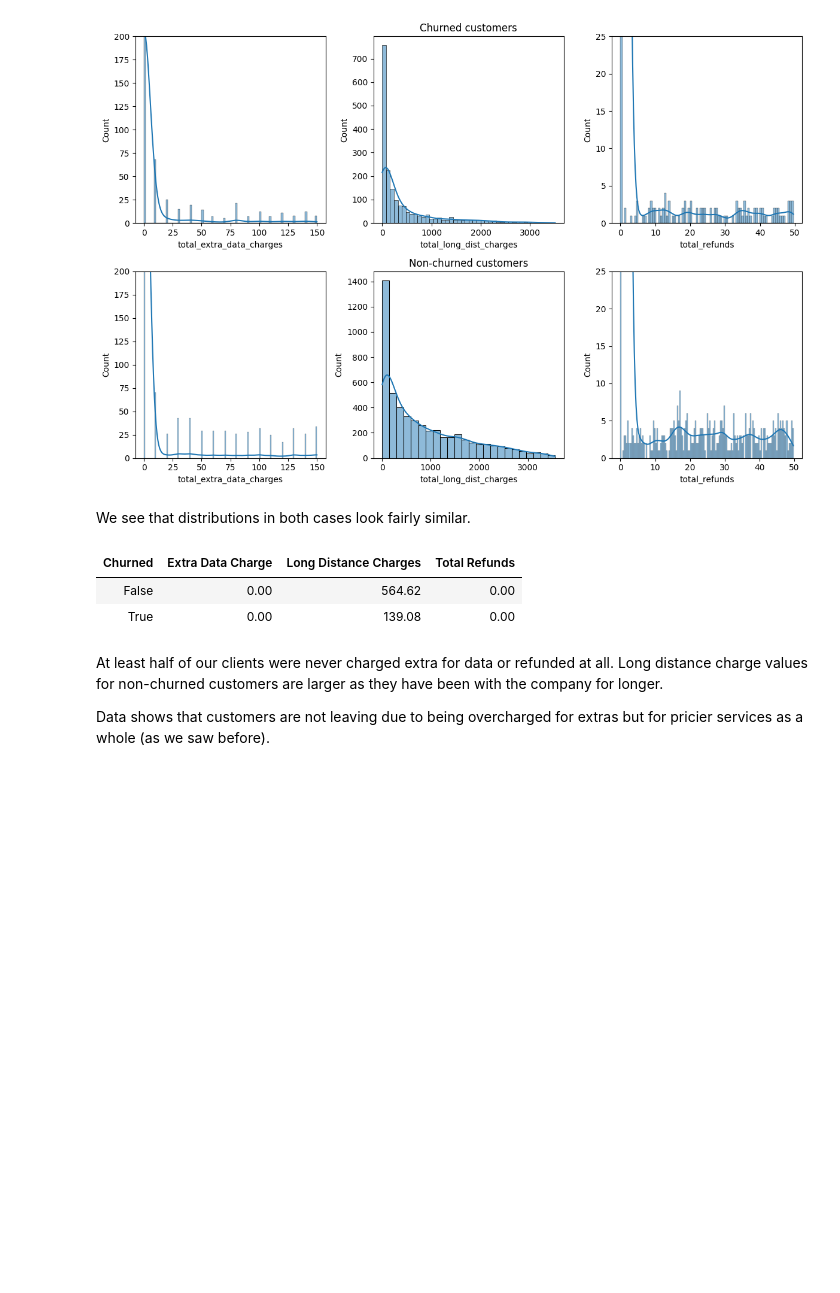
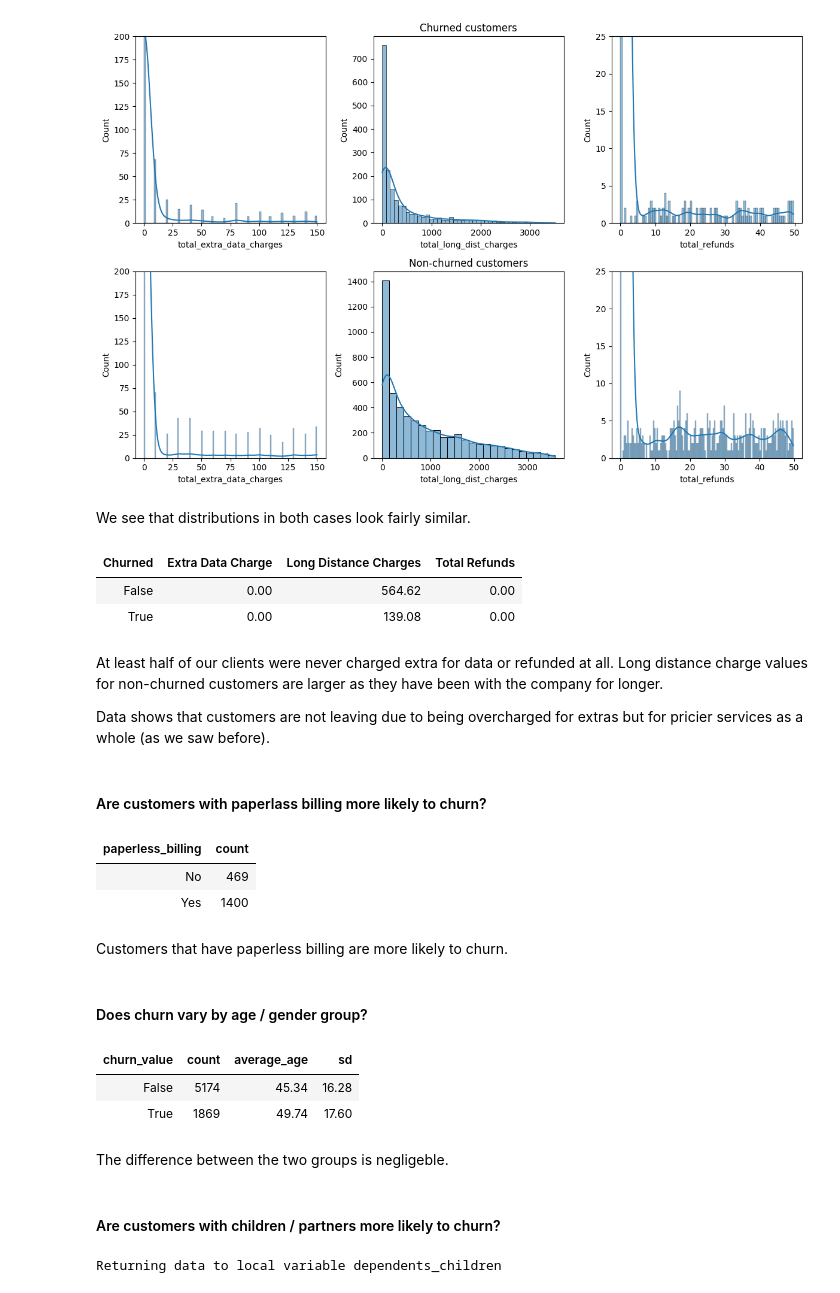
Before and after one commit to Mykolazaz/telco-churn-analysis, a Jupyter notebook: main.ipynb, the cells around one changed output. Cells and saved outputs as stored; diff of their text form; code cells hidden in the pictures; blank space fills up the shorter version.

```diff
--- a/main.ipynb
+++ b/main.ipynb
@@ -740,3 +740,56 @@ GROUP BY churn_value
 At least half of our clients were never charged extra for data or refunded at all. Long distance charge values for non-churned customers are larger as they have been with the company for longer.
 
 Data shows that customers are not leaving due to being overcharged for extras but for pricier services as a whole (as we saw before).
+# %% [markdown]
+#### Are customers with paperlass billing more likely to churn?
+# %%
+%%sql
+SELECT paperless_billing, COUNT(*)
+FROM status LEFT JOIN services ON status.customer_id = services.customer_id
+WHERE churn_value = True
+GROUP BY paperless_billing
+# %% [output]
+| paperless_billing | count |
+| No | 469 |
+| Yes | 1400 |
+# %% [markdown]
+Customers that have paperless billing are more likely to churn.
+# %% [markdown]
+#### Does churn vary by age / gender group?
+# %%
+%%sql
+SELECT churn_value,
+       COUNT(*),
+       ROUND(CAST(AVG(age) AS numeric), 2) AS average_age,
+       ROUND(CAST(STDDEV(age) AS numeric), 2) AS sd
+FROM status LEFT JOIN demographics ON status.customer_id = demographics.customer_id
+GROUP BY churn_value
+# %% [output]
+| churn_value | count | average_age | sd |
+| False | 5174 | 45.34 | 16.28 |
+| True | 1869 | 49.74 | 17.60 |
+# %% [markdown]
+The difference between the two groups is negligeble.
+# %% [markdown]
+#### Are customers with children / partners more likely to churn?
+# %%
+%%sql dependents_children <<
+SELECT
+    CASE
+        WHEN n_dependents > 0 THEN 'Yes'
+        ELSE 'No'
+    END AS has_children,
+    is_married,
+    churn_value,
+    COUNT(*)
+FROM status LEFT JOIN demographics ON status.customer_id = demographics.customer_id
+GROUP BY
+    CASE
+        WHEN n_dependents > 0 THEN 'Yes'
+        ELSE 'No'
+    END,
+    is_married,
+    churn_value
+ORDER BY has_children, is_married
+# %% [output]
+Returning data to local variable dependents_children
```
Also changed, not shown: parts of 8 cells of this notebook.
